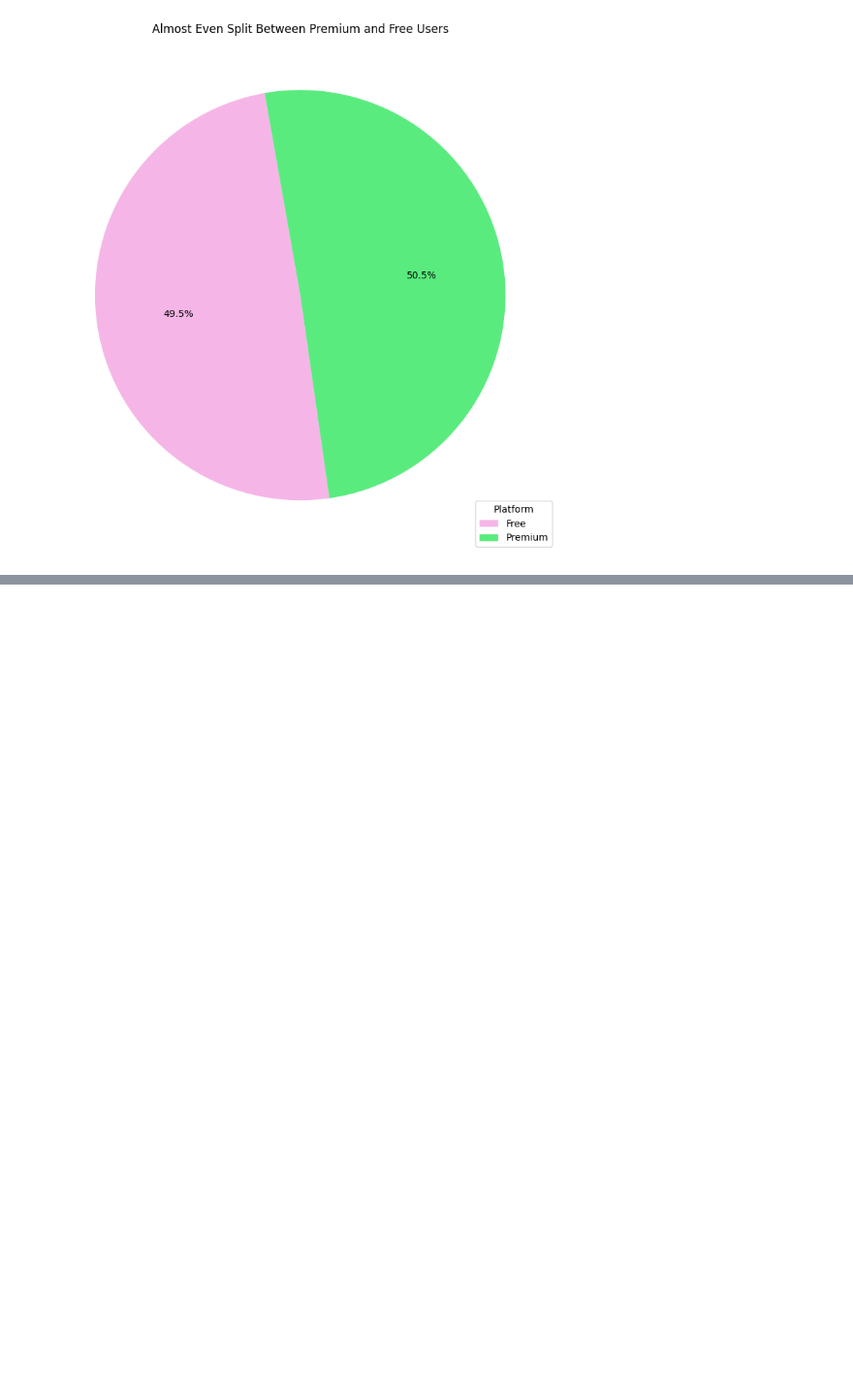
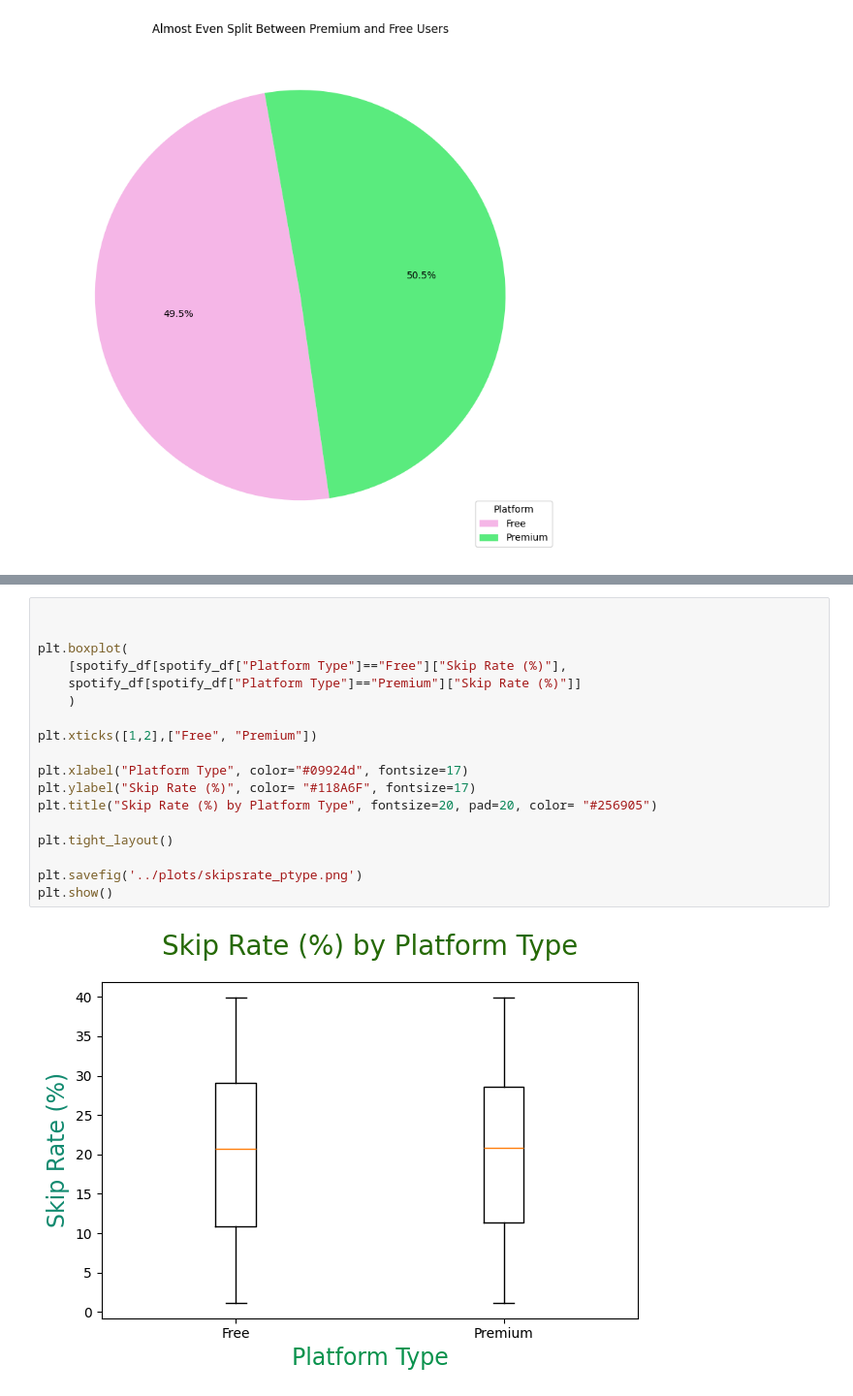
Before and after one commit to JessicaLindsey5514/learning_plots_jessicalindsey, a Jupyter notebook: notebooks/plots_tutorial.ipynb, the cells around one changed output, grey strips where cells are left out. Shown at 97% size. Cells and saved outputs as stored; diff of their text form; blank space fills up the shorter version.

```diff
--- a/notebooks/plots_tutorial.ipynb
+++ b/notebooks/plots_tutorial.ipynb
@@ -349,0 +392,20 @@ plt.show()
+# %%
+
+
+plt.boxplot(
+    [spotify_df[spotify_df["Platform Type"]=="Free"]["Skip Rate (%)"],
+    spotify_df[spotify_df["Platform Type"]=="Premium"]["Skip Rate (%)"]]
+    )
+
+plt.xticks([1,2],["Free", "Premium"])
+
+plt.xlabel("Platform Type", color="#09924d", fontsize=17)
+plt.ylabel("Skip Rate (%)", color= "#118A6F", fontsize=17)
+plt.title("Skip Rate (%) by Platform Type", fontsize=20, pad=20, color= "#256905")
+
+plt.tight_layout()
+
+plt.savefig('../plots/skipsrate_ptype.png')
+plt.show()
+# %% [output]
+[figure, added]
```
Also changed, not shown: parts of 8 cells of this notebook, 9 other files.
